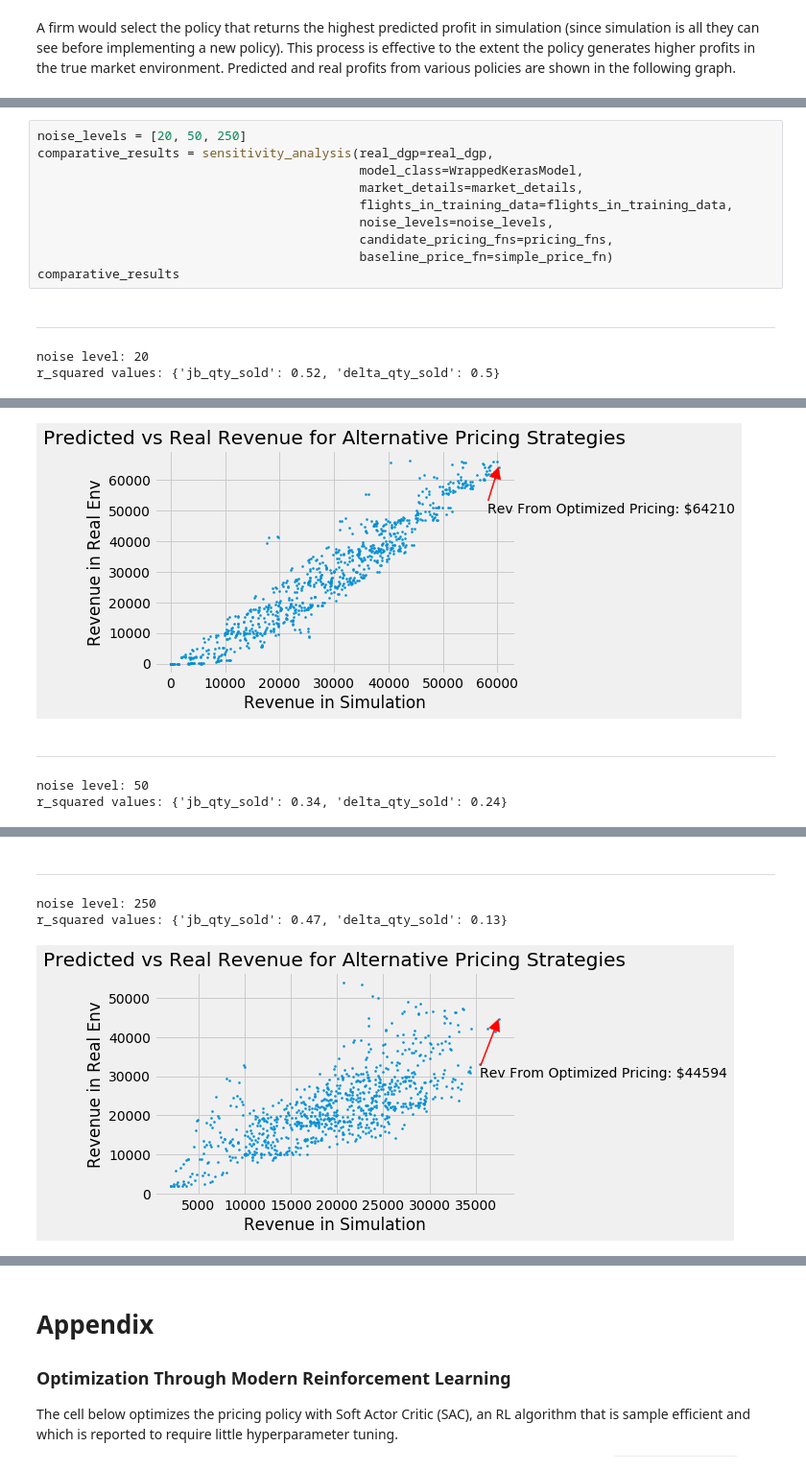
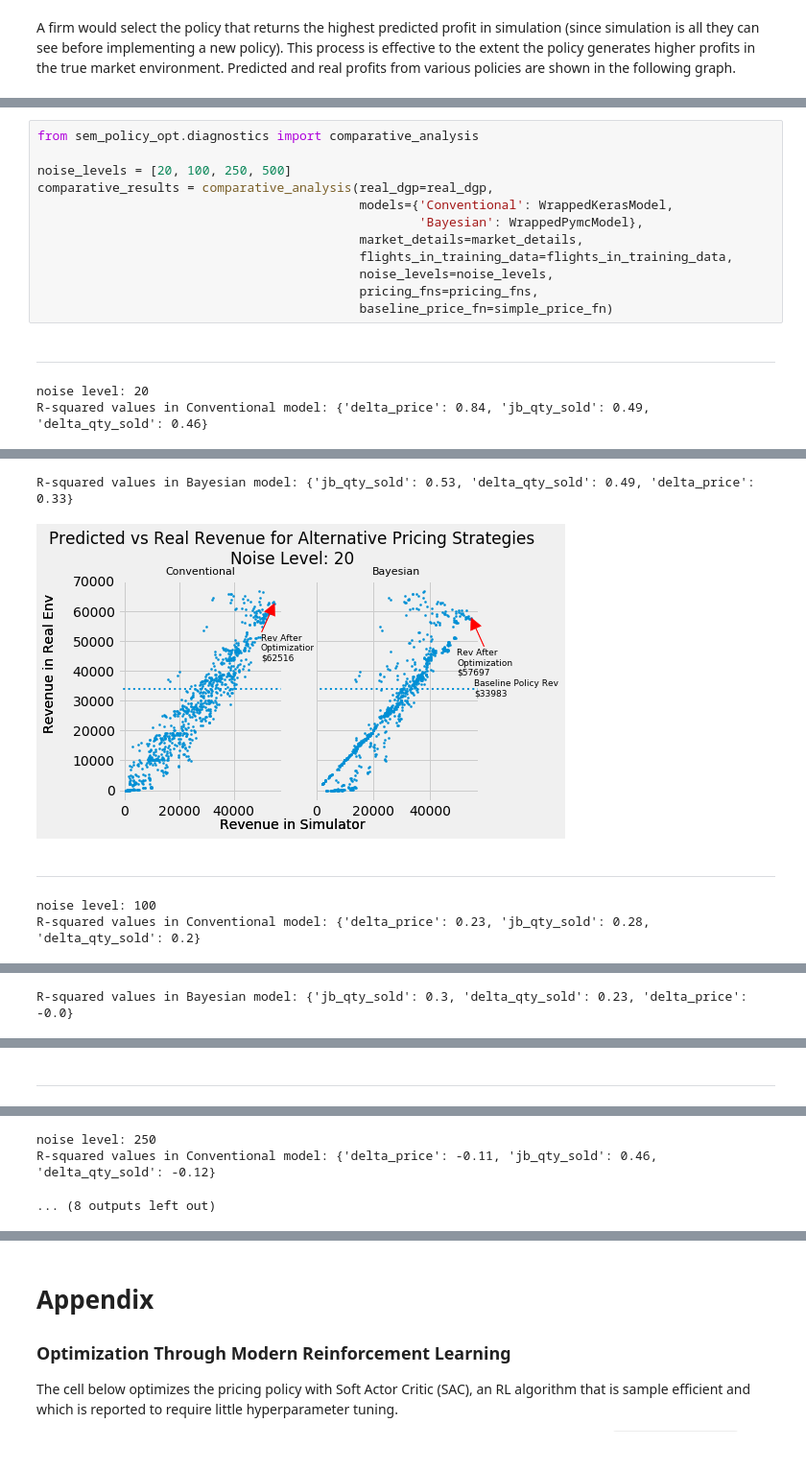
Before and after one commit to Mustapha-Wasseja/sem_policy_opt, a Jupyter notebook: main.ipynb, the cells around one changed output, grey strips where cells are left out. Shown: that part at 96% size. Saved outputs shown, nothing was run; the diff lists cells and outputs as text.

Commit message:
Plot conventional and BNN graphs together

```diff
--- a/main.ipynb
+++ b/main.ipynb
@@ -220,14 +225,16 @@ The following test varies the amount of noise in the demand signal. This in turn
 # %%
-noise_levels = [20, 50, 250]
-comparative_results = sensitivity_analysis(real_dgp=real_dgp,
-                                           model_class=WrappedKerasModel,
+from sem_policy_opt.diagnostics import comparative_analysis
+
+noise_levels = [20, 100, 250, 500]
+comparative_results = comparative_analysis(real_dgp=real_dgp,
+                                           models={'Conventional': WrappedKerasModel,
+                                                   'Bayesian': WrappedPymcModel},
                                            market_details=market_details,
                                            flights_in_training_data=flights_in_training_data,
                                            noise_levels=noise_levels,
-                                           candidate_pricing_fns=pricing_fns,
+                                           pricing_fns=pricing_fns,
                                            baseline_price_fn=simple_price_fn)
-comparative_results
 # %% [output]
 ---
 noise level: 20
-r_squared values: {'jb_qty_sold': 0.52, 'delta_qty_sold': 0.5}
+R-squared values in Conventional model: {'delta_price': 0.84, 'jb_qty_sold': 0.49, 'delta_qty_sold': 0.46}
@@ -234,4 +242,5 @@ r_squared values: {'jb_qty_sold': 0.52, 'delta_qty_sold': 0.5}
+R-squared values in Bayesian model: {'jb_qty_sold': 0.53, 'delta_qty_sold': 0.49, 'delta_price': 0.33}
-[figure, old version]
+[figure, new version]
 ---
-noise level: 50
-r_squared values: {'jb_qty_sold': 0.34, 'delta_qty_sold': 0.24}
+noise level: 100
+R-squared values in Conventional model: {'delta_price': 0.23, 'jb_qty_sold': 0.28, 'delta_qty_sold': 0.2}
@@ -237,0 +248 @@ r_squared values: {'jb_qty_sold': 0.34, 'delta_qty_sold': 0.24}
+R-squared values in Bayesian model: {'jb_qty_sold': 0.3, 'delta_qty_sold': 0.23, 'delta_price': -0.0}
@@ -239,4 +250 @@ r_squared values: {'jb_qty_sold': 0.34, 'delta_qty_sold': 0.24}
 ---
-noise level: 250
-r_squared values: {'jb_qty_sold': 0.47, 'delta_qty_sold': 0.13}
-[figure, removed]
@@ -246,0 +251,3 @@ r_squared values: {'jb_qty_sold': 0.47, 'delta_qty_sold': 0.13}
+noise level: 250
+R-squared values in Conventional model: {'delta_price': -0.11, 'jb_qty_sold': 0.46, 'delta_qty_sold': -0.12}
+... (8 outputs left out)
```
Also changed, not shown: parts of 18 cells of this notebook, 1 other file.
